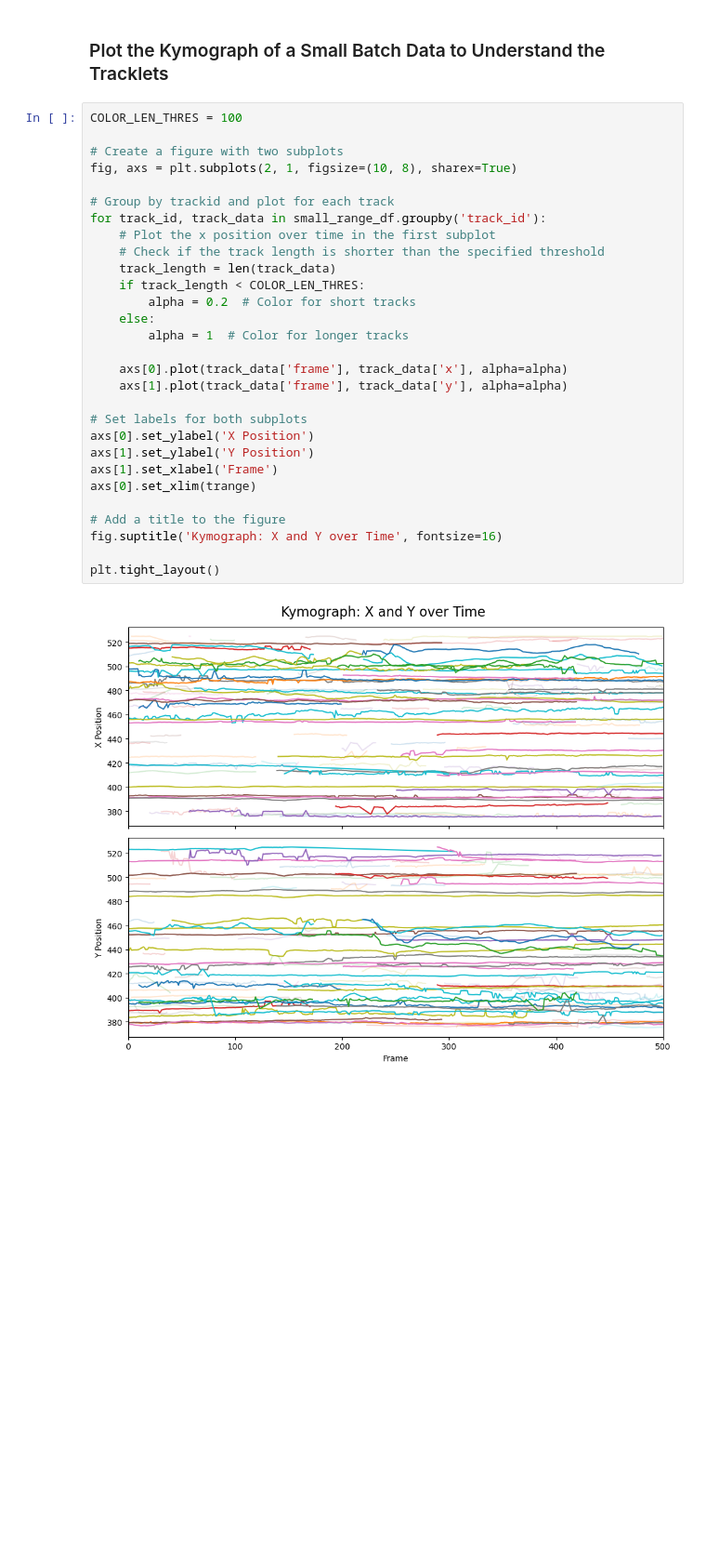
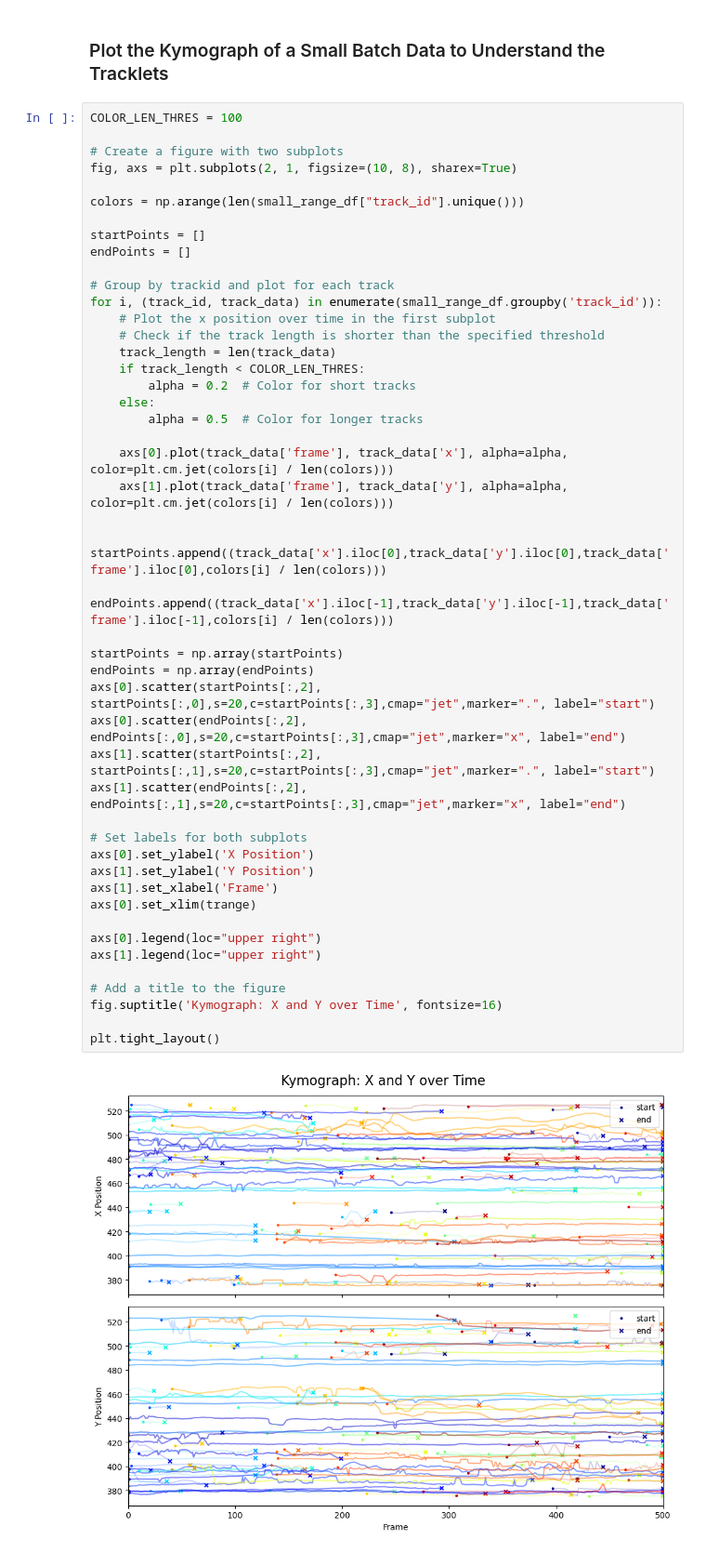
Before and after one commit to bpi-oxford/Cytotoxicity-Pipeline, a Jupyter notebook: notebooks/example_16.ipynb, the cells around one changed output. Shown at 93% size. Saved outputs shown, nothing was run; the diff lists cells and outputs as text; blank space fills up the shorter version.

Commit message:
add start and end points

```diff
--- a/notebooks/example_16.ipynb
+++ b/notebooks/example_16.ipynb
@@ -303,31 +304,49 @@ small_range_df
 # %%
 COLOR_LEN_THRES = 100
 
 # Create a figure with two subplots
 fig, axs = plt.subplots(2, 1, figsize=(10, 8), sharex=True)
 
+colors = np.arange(len(small_range_df["track_id"].unique()))
+
+startPoints = []
+endPoints = []
+
 # Group by trackid and plot for each track
-for track_id, track_data in small_range_df.groupby('track_id'):
+for i, (track_id, track_data) in enumerate(small_range_df.groupby('track_id')):
     # Plot the x position over time in the first subplot
     # Check if the track length is shorter than the specified threshold
     track_length = len(track_data)
     if track_length < COLOR_LEN_THRES:
         alpha = 0.2  # Color for short tracks
     else:
-        alpha = 1  # Color for longer tracks
+        alpha = 0.5  # Color for longer tracks
 
-    axs[0].plot(track_data['frame'], track_data['x'], alpha=alpha)
-    axs[1].plot(track_data['frame'], track_data['y'], alpha=alpha)
+    axs[0].plot(track_data['frame'], track_data['x'], alpha=alpha, color=plt.cm.jet(colors[i] / len(colors)))
+    axs[1].plot(track_data['frame'], track_data['y'], alpha=alpha, color=plt.cm.jet(colors[i] / len(colors)))
+
+    startPoints.append((track_data['x'].iloc[0],track_data['y'].iloc[0],track_data['frame'].iloc[0],colors[i] / len(colors)))
+    endPoints.append((track_data['x'].iloc[-1],track_data['y'].iloc[-1],track_data['frame'].iloc[-1],colors[i] / len(colors)))
+
+startPoints = np.array(startPoints)
+endPoints = np.array(endPoints)
+axs[0].scatter(startPoints[:,2], startPoints[:,0],s=20,c=startPoints[:,3],cmap="jet",marker=".", label="start")
+axs[0].scatter(endPoints[:,2], endPoints[:,0],s=20,c=startPoints[:,3],cmap="jet",marker="x", label="end")
+axs[1].scatter(startPoints[:,2], startPoints[:,1],s=20,c=startPoints[:,3],cmap="jet",marker=".", label="start")
+axs[1].scatter(endPoints[:,2], endPoints[:,1],s=20,c=startPoints[:,3],cmap="jet",marker="x", label="end")
 
 # Set labels for both subplots
 axs[0].set_ylabel('X Position')
 axs[1].set_ylabel('Y Position')
 axs[1].set_xlabel('Frame')
 axs[0].set_xlim(trange)
 
+axs[0].legend(loc="upper right")
+axs[1].legend(loc="upper right")
+
 # Add a title to the figure
 fig.suptitle('Kymograph: X and Y over Time', fontsize=16)
 
 plt.tight_layout()
 # %% [output]
-[figure, old version]
+[figure, new version]
```
Also changed, not shown: parts of 1 cell of this notebook.
